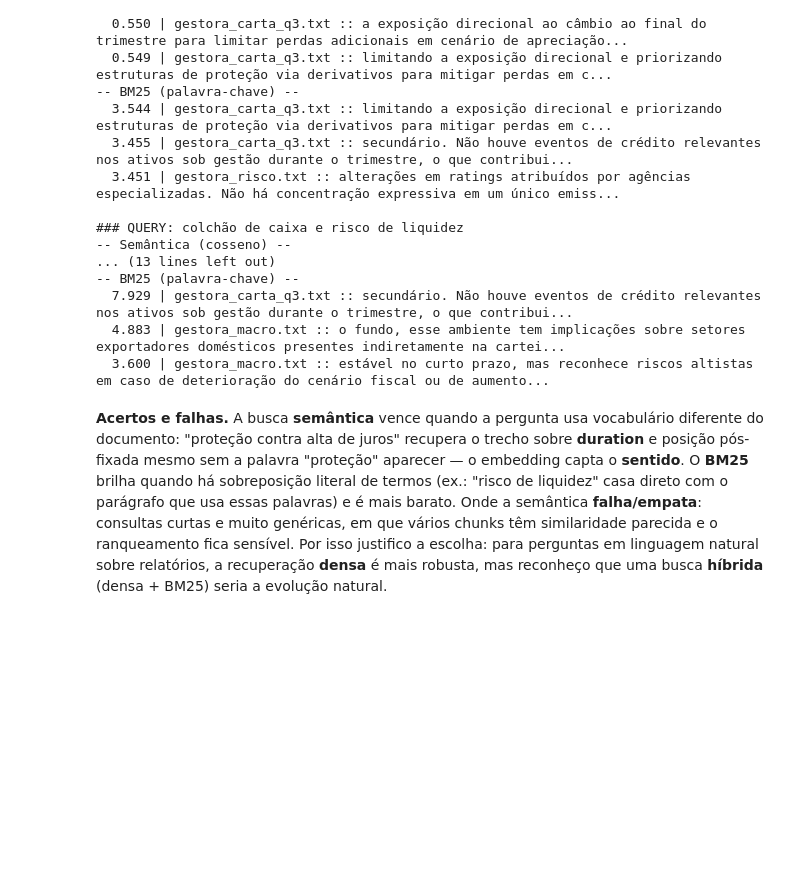
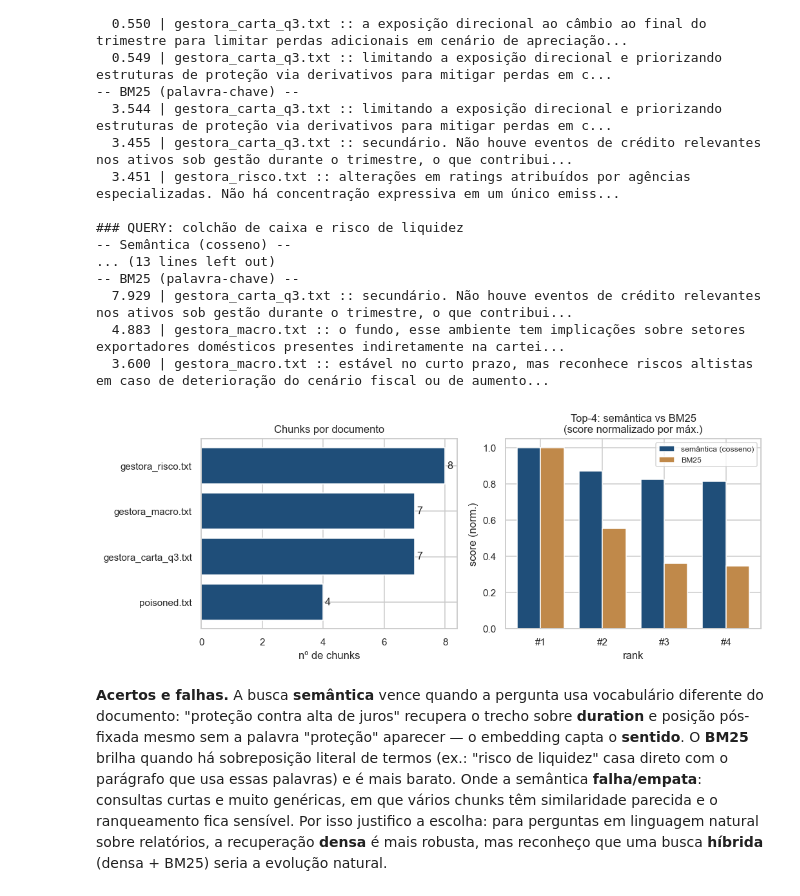
Before and after one commit to fabioffigueiredo/pd-sc-finrag, a Jupyter notebook: notebooks/FinRAG_Pipeline.ipynb, the cells around one changed output. Drawn from its saved outputs; the diff is of its cells as text; code cells hidden in the pictures; blank space fills up the shorter version.

```diff
--- a/notebooks/FinRAG_Pipeline.ipynb
+++ b/notebooks/FinRAG_Pipeline.ipynb
@@ -256,6 +299,26 @@ for q in ["proteção contra alta de juros",
   7.929 | gestora_carta_q3.txt :: secundário. Não houve eventos de crédito relevantes nos ativos sob gestão durante o trimestre, o que contribui...
   4.883 | gestora_macro.txt :: o fundo, esse ambiente tem implicações sobre setores exportadores domésticos presentes indiretamente na cartei...
   3.600 | gestora_macro.txt :: estável no curto prazo, mas reconhece riscos altistas em caso de deterioração do cenário fiscal ou de aumento...
+# %%
+# Figura 3: distribuição de chunks por documento e semântica vs BM25 (top-4).
+porfonte = pd.Series([c.source for c in chunks]).value_counts().sort_values()
+q = "colchão de caixa e risco de liquidez"
+sem = [s for _, s in idx.search(q, k=4)]
+bm = [s for _, s in bm25_search(q, chunks, k=4)]
+sem_n = [s / max(sem) for s in sem]
+bm_n = [s / max(bm) if max(bm) > 0 else 0 for s in bm]
+fig, (a1, a2) = plt.subplots(1, 2, figsize=(9.6, 3.8))
+b1 = a1.barh(porfonte.index, porfonte.values, color=AZUL)
+a1.bar_label(b1, padding=2); a1.set_title("Chunks por documento"); a1.set_xlabel("nº de chunks")
+x = np.arange(4); w = 0.38
+a2.bar(x - w / 2, sem_n, w, label="semântica (cosseno)", color=AZUL)
+a2.bar(x + w / 2, bm_n, w, label="BM25", color="#c0894a")
+a2.set_title("Top-4: semântica vs BM25\n(score normalizado por máx.)")
+a2.set_xticks(x); a2.set_xticklabels([f"#{i+1}" for i in x]); a2.set_xlabel("rank")
+a2.set_ylabel("score (norm.)"); a2.legend(fontsize=8)
+salvar_fig("fig3_busca.png")
+# %% [output]
+[figure, added]
 # %% [markdown]
 **Acertos e falhas.** A busca **semântica** vence quando a pergunta usa
 vocabulário diferente do documento: "proteção contra alta de juros" recupera o trecho
```
Also changed, not shown: parts of 6 cells of this notebook, 8 other files.
